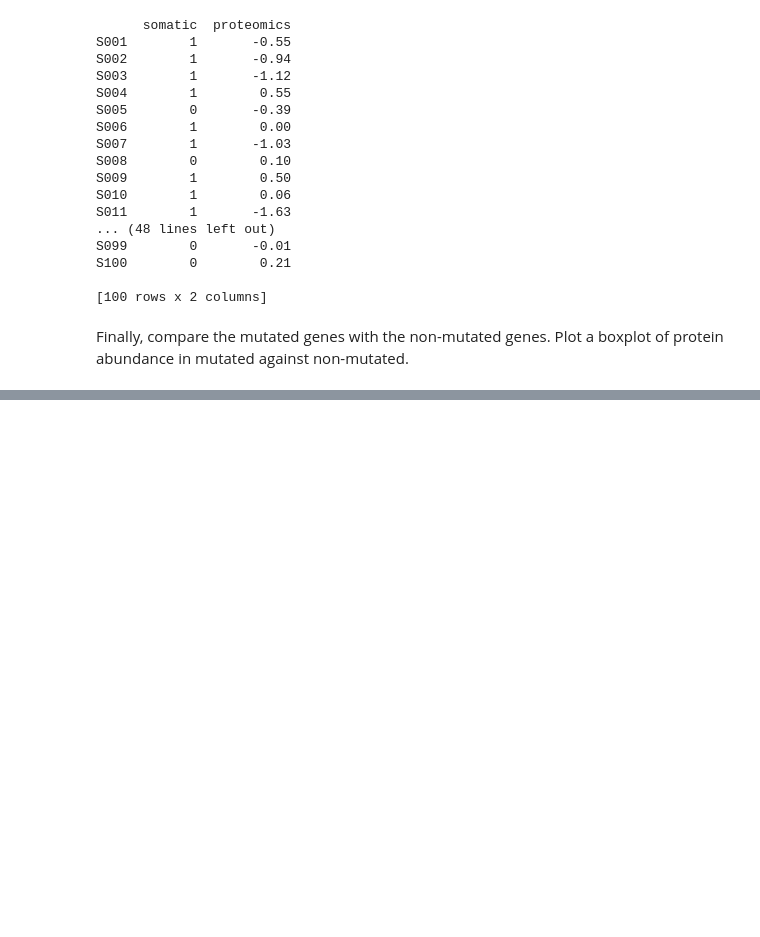
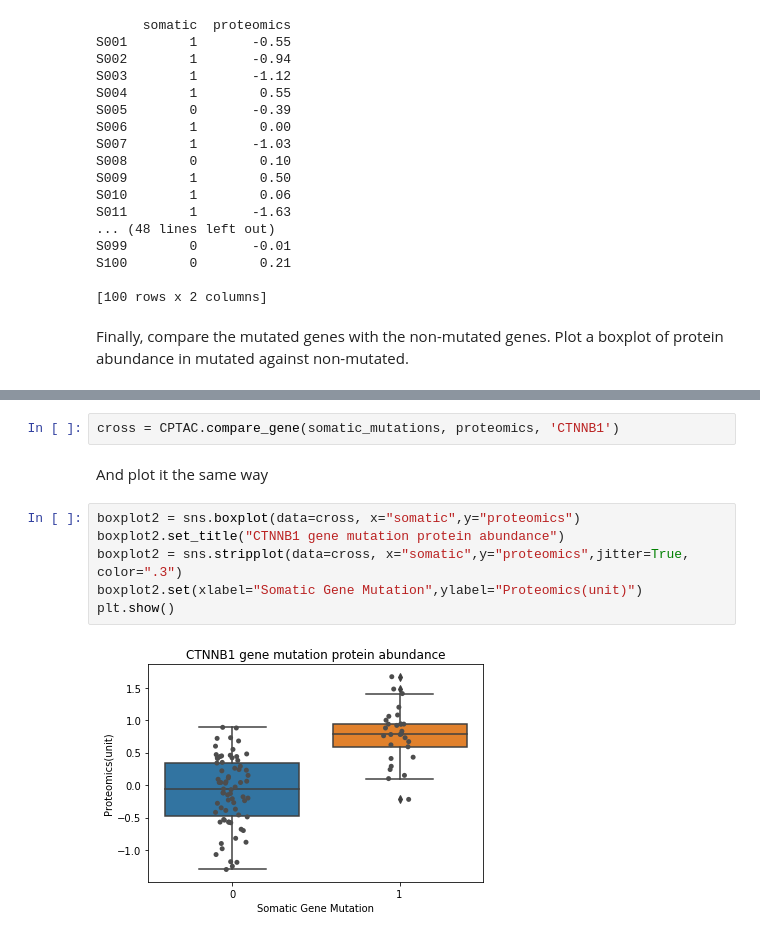
Before and after one commit to PayneLab/cptac, a Jupyter notebook: doc/use-case-4.ipynb, the cells around one changed output, grey strips where cells are left out. Drawn from its saved outputs; the diff is of its cells as text; blank space fills up the shorter version.

```diff
--- a/doc/use-case-4.ipynb
+++ b/doc/use-case-4.ipynb
@@ -67,0 +72,12 @@ plt.show()
+# %%
+cross = CPTAC.compare_gene(somatic_mutations, proteomics, 'CTNNB1')
+# %% [markdown]
+And plot it the same way
+# %%
+boxplot2 = sns.boxplot(data=cross, x="somatic",y="proteomics")
+boxplot2.set_title("CTNNB1 gene mutation protein abundance")
+boxplot2 = sns.stripplot(data=cross, x="somatic",y="proteomics",jitter=True, color=".3")
+boxplot2.set(xlabel="Somatic Gene Mutation",ylabel="Proteomics(unit)")
+plt.show()
+# %% [output]
+[figure, added]
```
Also changed, not shown: parts of 2 cells of this notebook.
